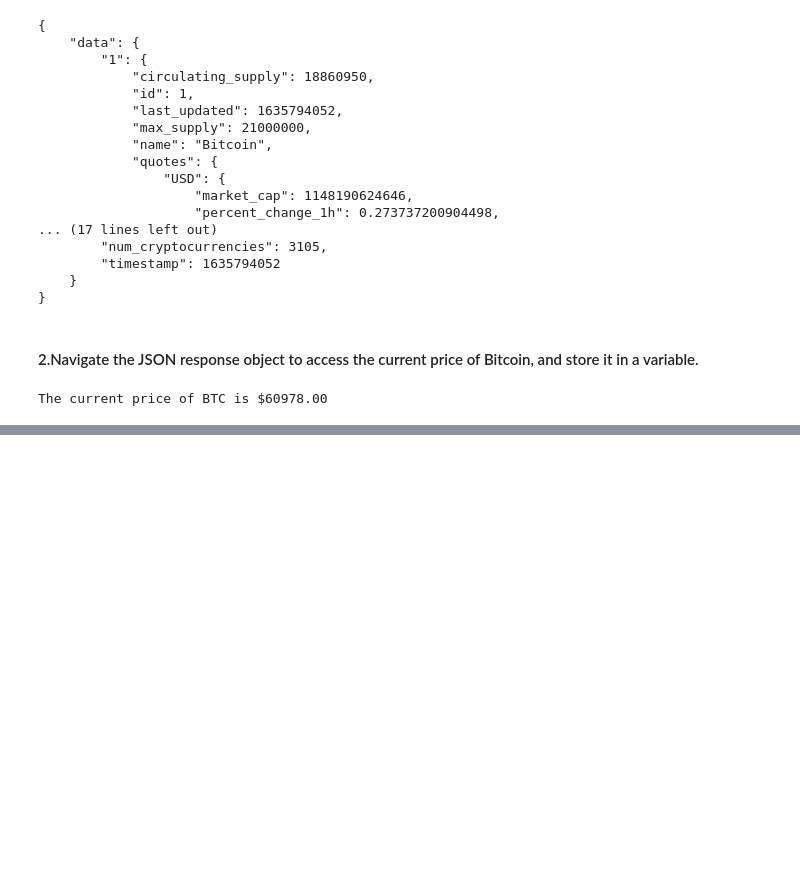
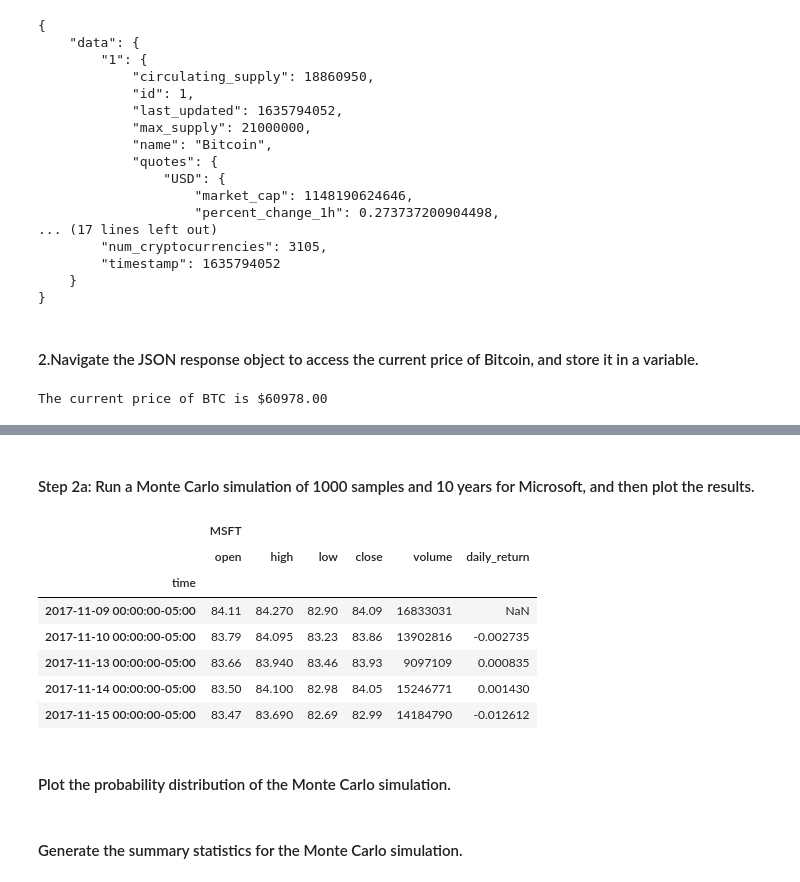
Before and after one commit to stefimaz/Dividend_reinvesting, a Jupyter notebook: Project 1.ipynb, the cells around one changed output, grey strips where cells are left out. Saved outputs shown, nothing was run; the diff lists cells and outputs as text; code cells hidden in the pictures; blank space fills up the shorter version.

Commit message:
I added the first part of the code for reinvesting the dividendc into MSFT.Running the Montecarlo

```diff
--- a/Project 1.ipynb
+++ b/Project 1.ipynb
@@ -247,0 +267,19 @@ The current price of BTC is $60978.00
+# %%
+# Set start and end dates of 3 years back from your current date
+# Alternatively, you can use an end date of 2020-08-07 and work 3 years back from that date
+start_date = pd.Timestamp("2016-10-29", tz="America/New_York").isoformat()
+end_date = pd.Timestamp("2021-10-29", tz="America/New_York").isoformat()
+
+# Set number of rows to 1000 to retrieve the maximum amount of rows
+limit_rows = 1000
+# %%
+# Use the Alpaca get_barset function to make the API call to get the 3 years worth of pricing data
+# The tickers and timeframe parameters should have been set early of this activity
+# The start and end dates should be updated with the information set above
+# Adding the df property to the end of the call so the response is returned as a DataFrame
+prices_df = alpaca.get_barset(tickers, timeframe, start= start_date, end= end_date, limit= limit_rows).df
+
+
+# Display both the first and last five rows of the DataFrame
+display(prices_df.head())
+display(prices_df.tail())
@@ -247,0 +303,23 @@ The current price of BTC is $60978.00
+# %% [markdown]
+#### Step 2a: Run a Monte Carlo simulation of 1000 samples and 10 years for Microsoft, and then plot the results.
+# %%
+# Configure the Monte Carlo simulation to forecast 10 years cumulative returns
+# Run 1000 samples.
+MC_ten_years = MCSimulation(portfolio_data = prices_df,
+                             num_simulation= 1000,
+                             num_trading_days= 252*10)
+
+# Review the simulation input data
+MC_ten_years.portfolio_data.head()
+
+
+# We need to update the Montecarlo first for this part!!!
+# %% [output]
+|  | MSFT |  |  |  |  |  |
+|  | open | high | low | close | volume | daily_return |
+| time |  |  |  |  |  |  |
+| 2017-11-09 00:00:00-05:00 | 84.11 | 84.270 | 82.90 | 84.09 | 16833031 | NaN |
+| 2017-11-10 00:00:00-05:00 | 83.79 | 84.095 | 83.23 | 83.86 | 13902816 | -0.002735 |
+| 2017-11-13 00:00:00-05:00 | 83.66 | 83.940 | 83.46 | 83.93 | 9097109 | 0.000835 |
+| 2017-11-14 00:00:00-05:00 | 83.50 | 84.100 | 82.98 | 84.05 | 15246771 | 0.001430 |
+| 2017-11-15 00:00:00-05:00 | 83.47 | 83.690 | 82.69 | 82.99 | 14184790 | -0.012612 |
@@ -247,0 +333,2 @@ The current price of BTC is $60978.00
+# %% [markdown]
+#### Plot the probability distribution of the Monte Carlo simulation.
@@ -247,0 +339,2 @@ The current price of BTC is $60978.00
+# %% [markdown]
+#### Generate the summary statistics for the Monte Carlo simulation.
```
Also changed, not shown: parts of 39 cells of this notebook, 1 other file.
